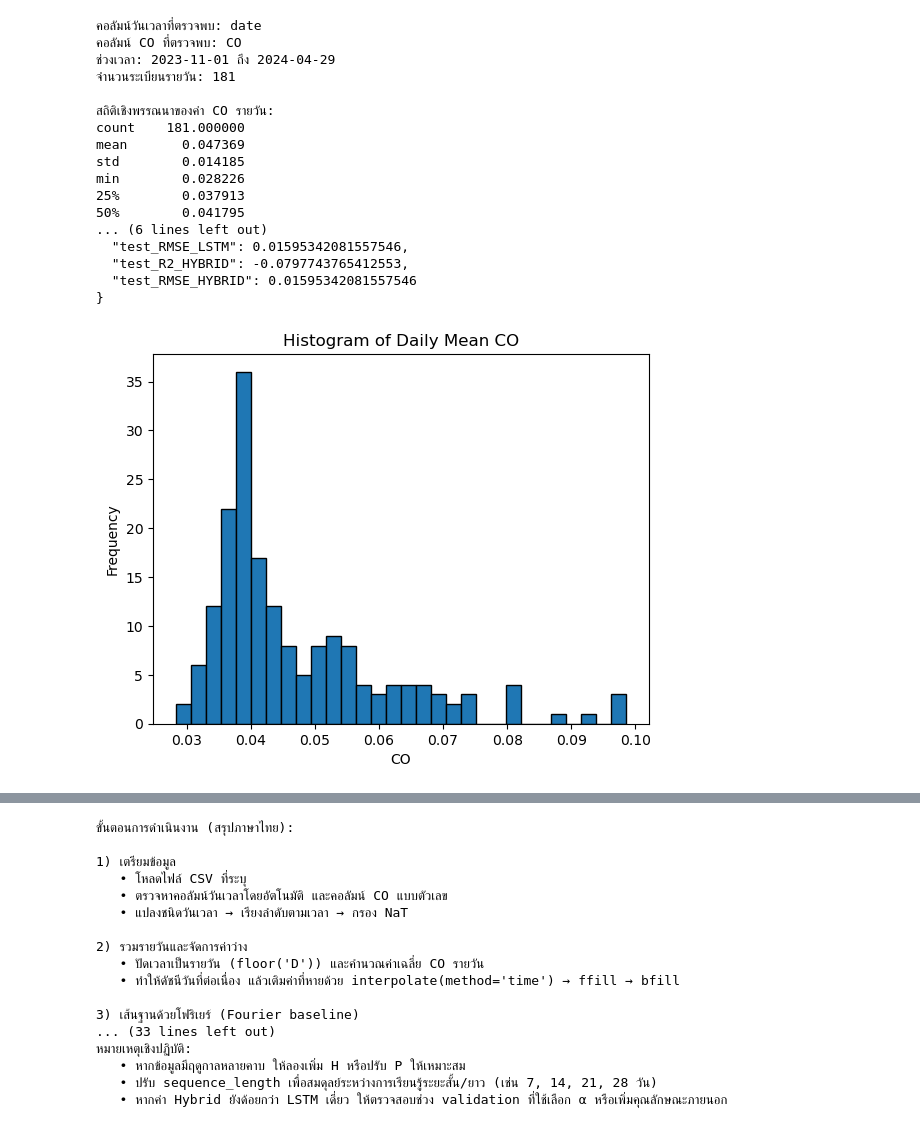
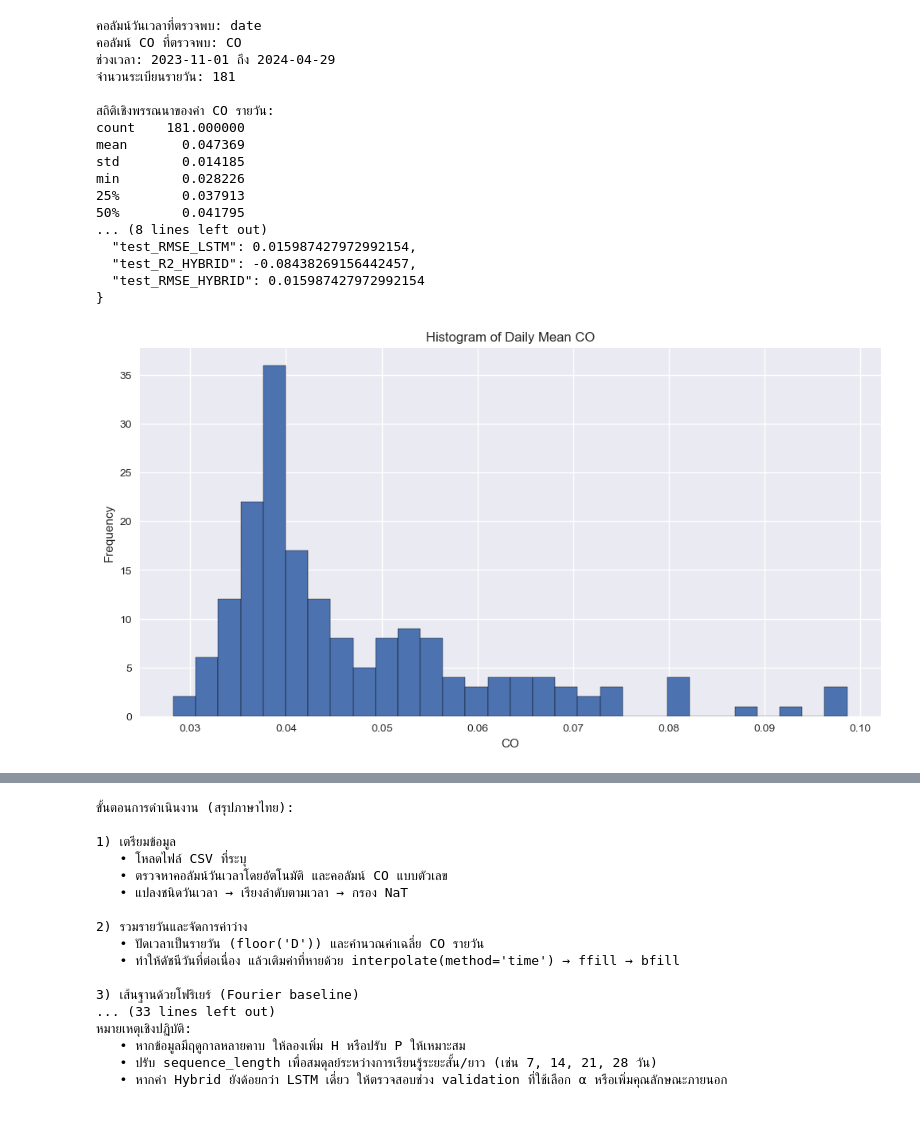
Before and after one commit to dookda/cmu_py499, a Jupyter notebook: proj_mook/predict_co_lstm_7d_chatgpt.ipynb, the cells around one changed output, grey strips where cells are left out. Saved outputs shown, nothing was run; the diff lists cells and outputs as text; code cells hidden in the pictures.

```diff
--- a/proj_mook/predict_co_lstm_7d_chatgpt.ipynb
+++ b/proj_mook/predict_co_lstm_7d_chatgpt.ipynb
@@ -16,7 +16,7 @@ import numpy as np, pandas as pd, matplotlib.pyplot as plt
 import tensorflow as tf
 from tensorflow.keras.models import Sequential
 from tensorflow.keras.layers import LSTM, Dense, Dropout
-from tensorflow.keras.callbacks import EarlyStopping
+from tensorflow.keras.callbacks import EarlyStopping, ReduceLROnPlateau
 
 # ---- เครื่องมือเสริมสำหรับสเกลและเมตริก ----
 from sklearn.preprocessing import MinMaxScaler
@@ -149,12 +149,19 @@ model.compile(optimizer=tf.keras.optimizers.Adam(1e-3),
               loss="mse", metrics=[r2_metric])
 
 # EarlyStopping เพื่อกัน overfitting และดึงน้ำหนักที่ดีที่สุดกลับมา
-es = EarlyStopping(monitor="val_loss", patience=10, restore_best_weights=True)
+early_stop = EarlyStopping(monitor='val_loss', patience=15, restore_best_weights=True)
+reduce_lr = ReduceLROnPlateau(monitor='val_loss', factor=0.5, patience=5, min_lr=0.0001)
 
-history = model.fit(X_train, y_train,
-                    validation_split=0.2,
-                    epochs=100, batch_size=32,
-                    callbacks=[es], verbose=0)
+print("\n🧠 กำลังเริ่มฝึกโมเดล...")
+history = model.fit(
+    X_train, y_train,
+    epochs=100,
+    batch_size=32,
+    validation_split=0.2,
+    callbacks=[early_stop, reduce_lr],
+    shuffle=True,
+    verbose=0,
+)
 
 # ---------- 6) พยากรณ์บนชุดฝึก/ทดสอบ + คืนสเกล ----------
 inv = lambda a: scaler.inverse_transform(np.array(a).reshape(-1,1)).flatten()
@@ -227,15 +234,15 @@ future_blend = best_alpha*future_pred + (1-best_alpha)*four_future
 future_dates = pd.date_range(daily["date"].iloc[-1] + pd.Timedelta(days=1), periods=7, freq="D")
 
 # ---------- 9) วาดกราฟทั้งหมด (matplotlib) ----------
-
+plt.style.use('seaborn-v0_8')
 # (1) ฮิสโตแกรมของค่า CO รายวัน
-plt.figure()
+plt.figure(figsize=(12, 6))
 plt.hist(daily["CO"].values, bins=30, edgecolor="black")
 plt.title("Histogram of Daily Mean CO"); plt.xlabel("CO"); plt.ylabel("Frequency")
 plt.show()
 
 # (2) อนุกรมเวลา: ค่าจริง vs เส้นฐานโฟริเยร์
-plt.figure()
+plt.figure(figsize=(12, 6))
 plt.plot(daily["date"], daily["CO"].values, label="Actual (Daily Mean)")
 plt.plot(daily["date"], fourier_fit, label=f"Fourier baseline (P≈{int(P)}, H={H})")
 plt.title("Actual Daily CO vs. Fitted Fourier Baseline")
@@ -243,7 +250,7 @@ plt.xlabel("Date"); plt.ylabel("CO"); plt.legend(); plt.tight_layout()
 plt.show()
 
 # (3) พยากรณ์ 7 วัน: แสดงค่าจริง (ช่วงท้าย), เส้นฐาน, LSTM และ Hybrid
-plt.figure()
+plt.figure(figsize=(12, 6))
 hist_tail = 120  # แสดงบริบท 120 วันสุดท้าย
 plt.plot(daily["date"].iloc[-hist_tail:], daily["CO"].values[-hist_tail:], label="Actual (history)")
 plt.plot(daily["date"].iloc[-hist_tail:], fourier_fit[-hist_tail:], label="Fourier baseline (history)")
@@ -255,14 +262,14 @@ plt.xlabel("Date"); plt.ylabel("CO"); plt.legend(); plt.tight_layout()
 plt.show()
 
 # (4) Learning curve (Train/Val Loss)
-plt.figure()
+plt.figure(figsize=(12, 6))
 plt.plot(history.history["loss"], label="Train Loss")
 plt.plot(history.history["val_loss"], label="Val Loss")
 plt.title("Learning Curve (MSE)"); plt.xlabel("Epoch"); plt.ylabel("Loss"); plt.legend(); plt.tight_layout()
 plt.show()
 
 # (5) Actual vs Predicted (ชุดทดสอบ)
-plt.figure()
+plt.figure(figsize=(12, 6))
 plt.scatter(y_test_true_u, y_test_pred_u, s=12, alpha=0.7, label="LSTM")
 plt.scatter(y_test_true_u, test_blend,    s=12, alpha=0.7, label="Hybrid")
 uvmin = min(y_test_true_u.min(), y_test_pred_u.min(), test_blend.min())
@@ -313,35 +320,35 @@ plt.show()
    • แสดงค่าพยากรณ์ LSTM, ฐานโฟริเยร์, และ Hybrid สำหรับ 7 วันข้างหน้า
 
 9) การแสดงผลกราฟ (matplotlib)
    • ฮิสโตแกรมค่าเฉลี่ยรายวันของ CO
    • อนุกรมเวลา: ค่าจริง vs เส้นฐานโฟริเยร์
    • กราฟพยากรณ์ 7 วัน (history + baseline + LSTM + Hybrid)
    • Learning curve (train/val loss)
    • Actual vs Predicted บนชุดทดสอบ (รวม Hybrid เปรียบเทียบ)
 
 หมายเหตุเชิงปฏิบัติ:
    • หากข้อมูลมีฤดูกาลหลายคาบ ให้ลองเพิ่ม H หรือปรับ P ให้เหมาะสม
    • ปรับ sequence_length เพื่อสมดุลย์ระหว่างการเรียนรู้ระยะสั้น/ยาว (เช่น 7, 14, 21, 28 วัน)
    • หากค่า Hybrid ยังด้อยกว่า LSTM เดี่ยว ให้ตรวจสอบช่วง validation ที่ใช้เลือก α หรือเพิ่มคุณลักษณะภายนอก
 """
 
 print(รายละเอียดขั้นตอน)
 # %% [output]
 คอลัมน์วันเวลาที่ตรวจพบ: date
 คอลัมน์ CO ที่ตรวจพบ: CO
 ช่วงเวลา: 2023-11-01 ถึง 2024-04-29
 จำนวนระเบียนรายวัน: 181
 
 สถิติเชิงพรรณนาของค่า CO รายวัน:
 count    181.000000
 mean       0.047369
 std        0.014185
 min        0.028226
 25%        0.037913
 50%        0.041795
-... (6 lines left out)
-  "test_RMSE_LSTM": 0.01595342081557546,
-  "test_R2_HYBRID": -0.0797743765412553,
-  "test_RMSE_HYBRID": 0.01595342081557546
+... (8 lines left out)
+  "test_RMSE_LSTM": 0.015987427972992154,
+  "test_R2_HYBRID": -0.08438269156442457,
+  "test_RMSE_HYBRID": 0.015987427972992154
 }
-[figure, old version]
+[figure, new version]
```
Also changed, not shown: parts of 1 cell of this notebook, 23 other files.
